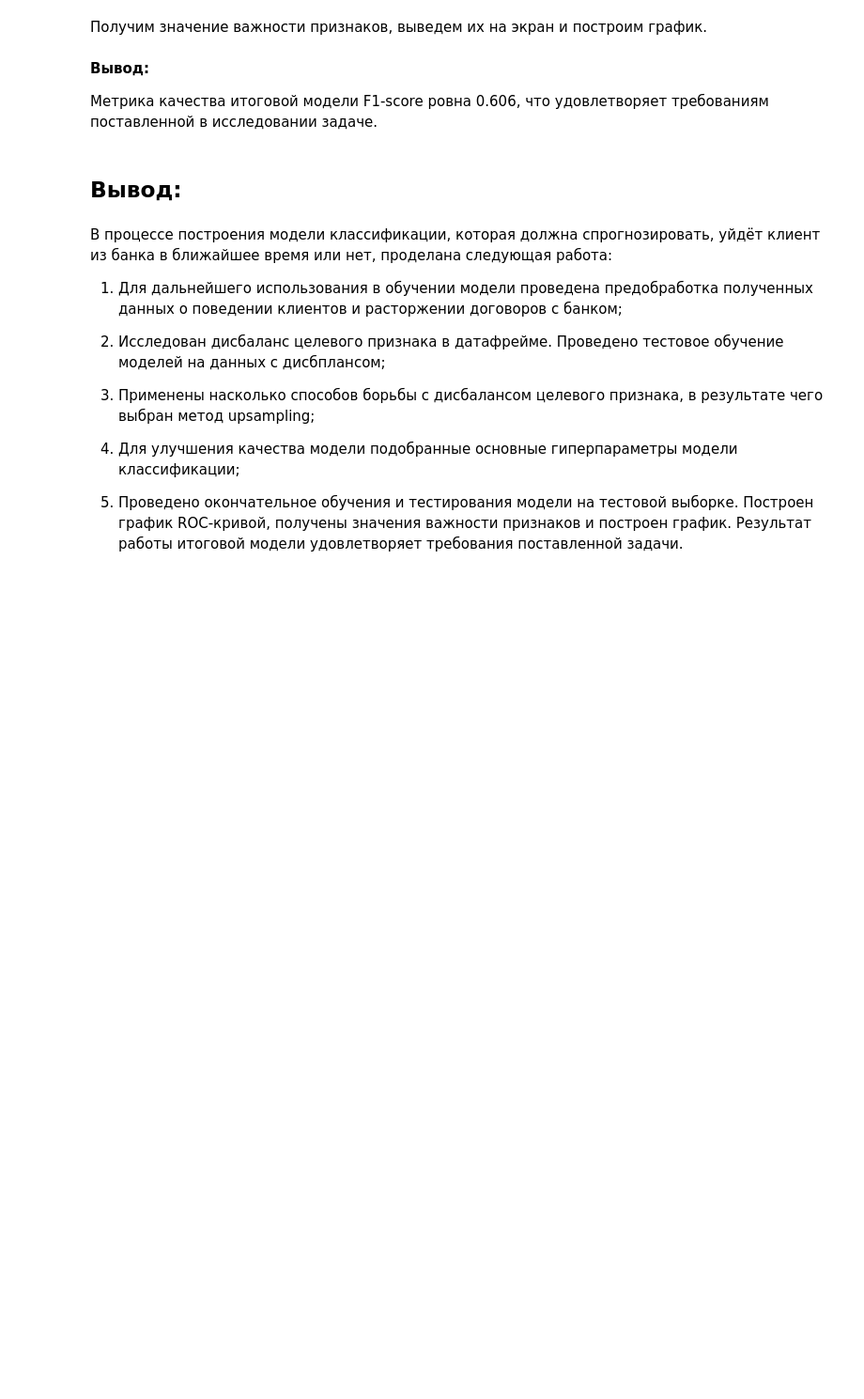
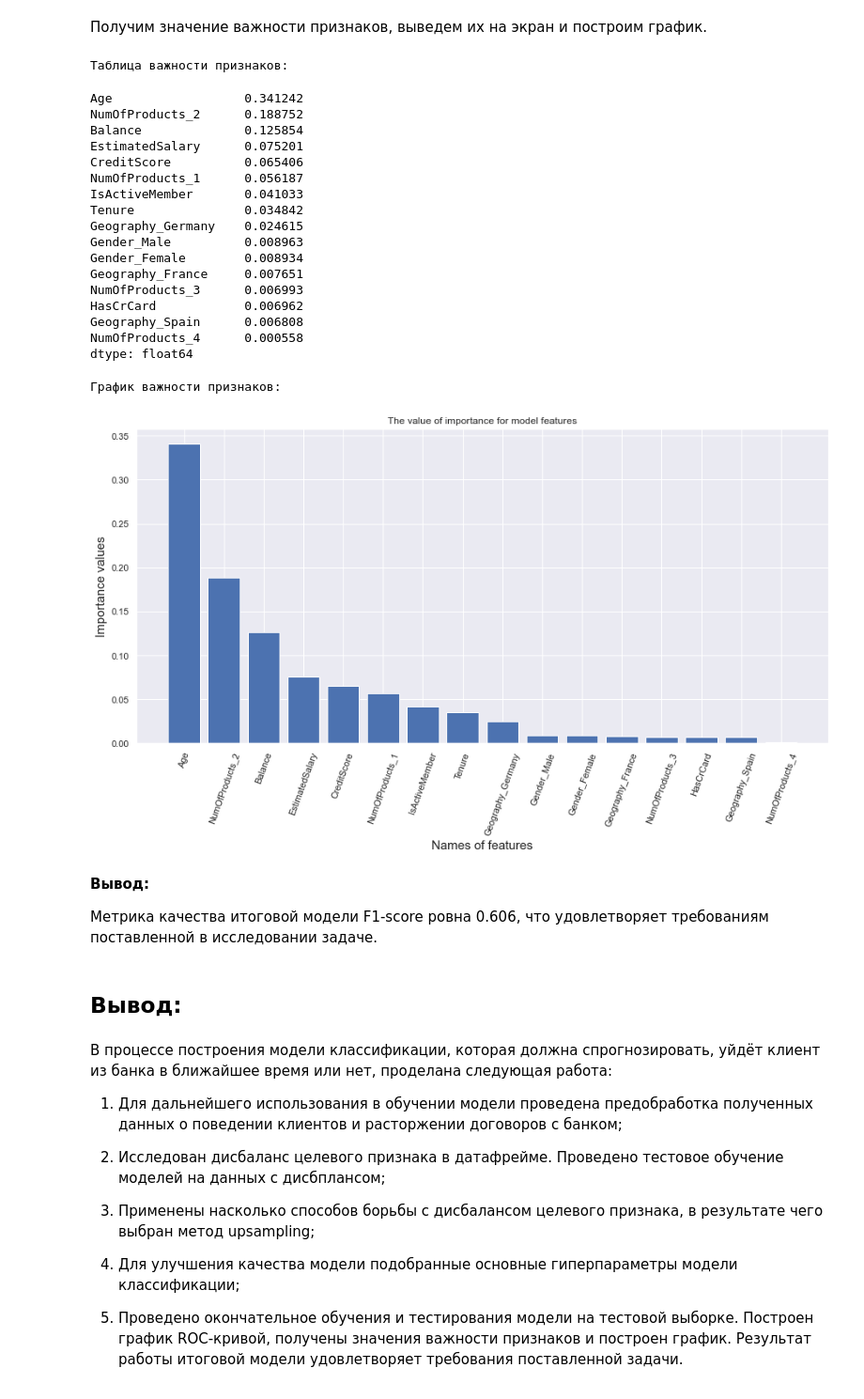
Before and after one commit to Onem29/-, a Jupyter notebook: project_customer_churn.ipynb, the cells around one changed output. Shown at 94% size. Drawn from its saved outputs; the diff is of its cells as text; code cells hidden in the pictures; blank space fills up the shorter version.

```diff
--- a/project_customer_churn.ipynb
+++ b/project_customer_churn.ipynb
@@ -424,7 +429,0 @@ X_train_dwsm, y_train_dwsm = downsampling(X_train, y_train, fraction)
-# %%
-model = LogisticRegression(random_state=13, solver='liblinear')
-model.fit(X_train_dwsm, y_train_dwsm)
-prediction_lr_dwsm = model.predict(X_test)
-probabilities_lr_dwsm = model.predict_proba(X_test)[:, 1]
-
-main_metrics(y_test, prediction_lr_upsm, probabilities_lr_dwsm)
@@ -433,8 +429,0 @@ main_metrics(y_test, prediction_lr_upsm, probabilities_lr_dwsm)
-# %%
-model = RandomForestClassifier(max_depth=20, n_estimators=100, random_state=13)
-
-model.fit(X_train_dwsm, y_train_dwsm)
-prediction_rf_dwsm = model.predict(X_test)
-probabilities_rf_dwsm = model.predict_proba(X_test)[:, 1]
-
-main_metrics(y_test, prediction_rf_upsm, probabilities_rf_dwsm)
@@ -445,7 +451,0 @@ main_metrics(y_test, prediction_rf_upsm, probabilities_rf_dwsm)
-# %%
-model = LogisticRegression(random_state=13, solver='liblinear', class_weight='balanced')
-model.fit(X_train, y_train)
-prediction_lr_blns = model.predict(X_test)
-probabilities_lr_blns = model.predict_proba(X_test)[:, 1]
-
-main_metrics(y_test, prediction_lr_blns, probabilities_lr_blns)
@@ -454,8 +451,0 @@ main_metrics(y_test, prediction_lr_blns, probabilities_lr_blns)
-# %%
-model = RandomForestClassifier(max_depth=20, n_estimators=100, random_state=13, class_weight='balanced')
-
-model.fit(X_train, y_train)
-prediction_rf_blns = model.predict(X_test)
-probabilities_rf_blns = model.predict_proba(X_test)[:, 1]
-
-main_metrics(y_test, prediction_rf_blns, probabilities_rf_blns)
@@ -638,26 +656,44 @@ plt.show()
 # %% [markdown]
 Получим значение важности признаков, выведем их на экран и построим график.
 # %%
-feature_importances_df = pd.DataFrame([X_train.columns, end_model.feature_importances_])
+feature_importances_df = pd.DataFrame({"name":X_train.columns, "values":end_model.feature_importances_}).sort_values(by='values', ascending=False)
 
 print('\n\033[1mТаблица важности признаков:\n\033[0m')
-display(pd.Series(end_model.feature_importances_, index=X_train.columns))
-
-fetures_name = feature_importances_df.loc[0]
-fetures_importances_value = feature_importances_df.loc[1]
+display(pd.Series(end_model.feature_importances_, index=X_train.columns).sort_values(ascending=False))
 
 print('\n\033[1mГрафик важности признаков:\n\033[0m')
 
 fig, ax = plt.subplots(figsize=(15,7))
 plt.grid(True)
-# Creating a simple bar chart
-plt.bar(fetures_name, fetures_importances_value)
+
+plt.bar(feature_importances_df['name'], feature_importances_df['values'])
 
 plt.title("The value of importance for model features")
 plt.xlabel('Names of features', fontsize=15)
 plt.xticks(rotation=70)
 plt.ylabel('Importance values', fontsize=15)
 plt.show()
+# %% [output]
+Таблица важности признаков:
+Age                  0.341242
+NumOfProducts_2      0.188752
+Balance              0.125854
+EstimatedSalary      0.075201
+CreditScore          0.065406
+NumOfProducts_1      0.056187
+IsActiveMember       0.041033
+Tenure               0.034842
+Geography_Germany    0.024615
+Gender_Male          0.008963
+Gender_Female        0.008934
+Geography_France     0.007651
+NumOfProducts_3      0.006993
+HasCrCard            0.006962
+Geography_Spain      0.006808
+NumOfProducts_4      0.000558
+dtype: float64
+График важности признаков:
+[figure, added]
 # %% [markdown]
 **Вывод:**
 
```
Also changed, not shown: parts of 29 cells of this notebook.
